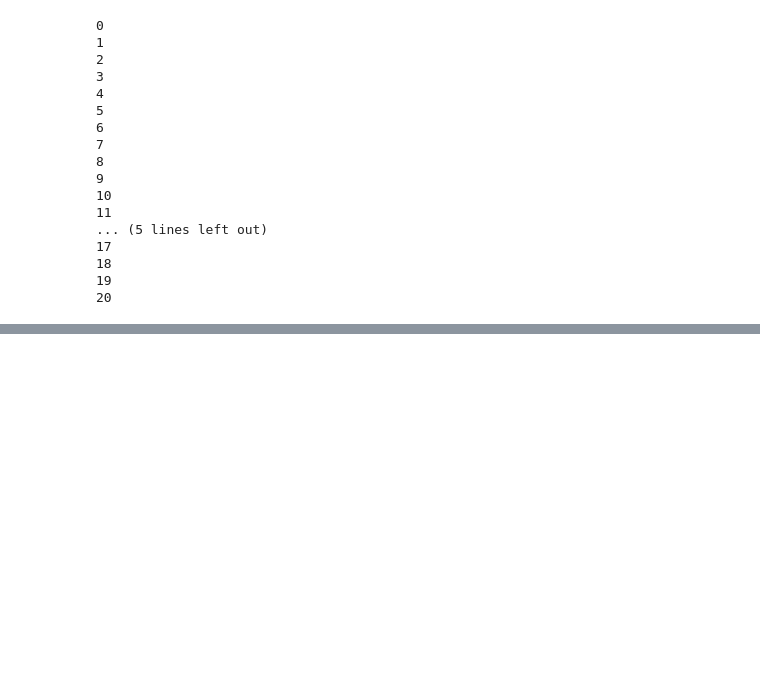
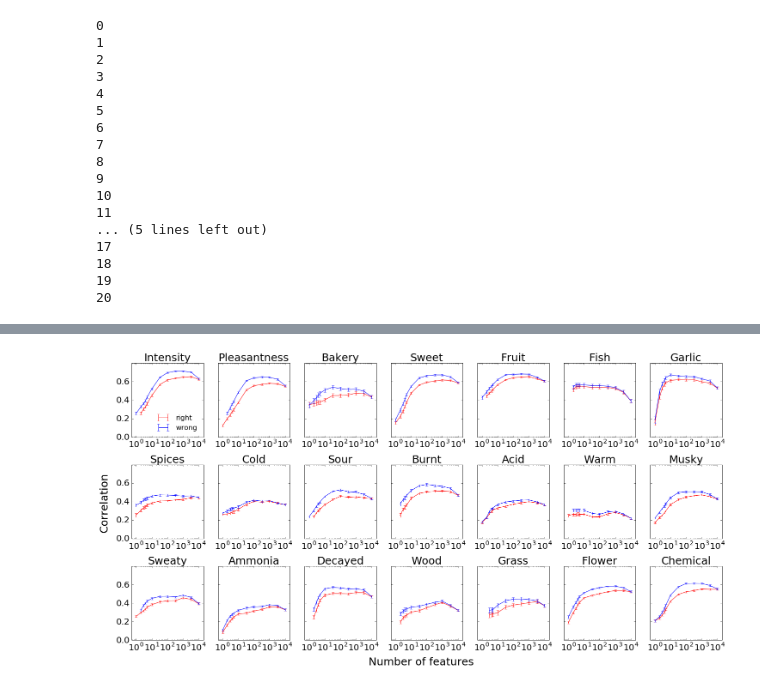
Before and after one commit to dream-olfaction/olfaction-prediction, a Jupyter notebook: opc_python/gerkin/checking_gabors_splits.ipynb, the cells around one changed output, grey strips where cells are left out. Drawn from its saved outputs; the diff is of its cells as text; code cells hidden in the pictures; blank space fills up the shorter version.

```diff
--- a/opc_python/gerkin/checking_gabors_splits.ipynb
+++ b/opc_python/gerkin/checking_gabors_splits.ipynb
@@ -304,7 +287,7 @@ rs_lin_rick_right = feature_sweep(X_drag_morg_sq,Y,50,n_splits=n_splits,model='r
 19
 20
 # %%
-rs_lin_rick_wrong = feature_sweep(X_drag_morg_sq,Y,50,n_splits=n_splits,model='ridge',wrong_split=True,alpha=1.0,rfe=False,use_rick_lin_ranks=True)
+rs_lin_rick_wrong_10 = feature_sweep(X_drag_morg_sq,Y,50,n_splits=n_splits,model='ridge',wrong_split=True,alpha=10.0,rfe=False,use_rick_lin_ranks=True)
 # %% [output]
 0
 1
@@ -329,0 +313,4 @@ plot(rs_lin_rick_right,rs_lin_rick_wrong)
+# %%
+plot(rs_lin_rick_right_10,rs_lin_rick_wrong_10)
+# %% [output]
+[figure, added]
```
Also changed, not shown: parts of 18 cells of this notebook, 25 other files.
